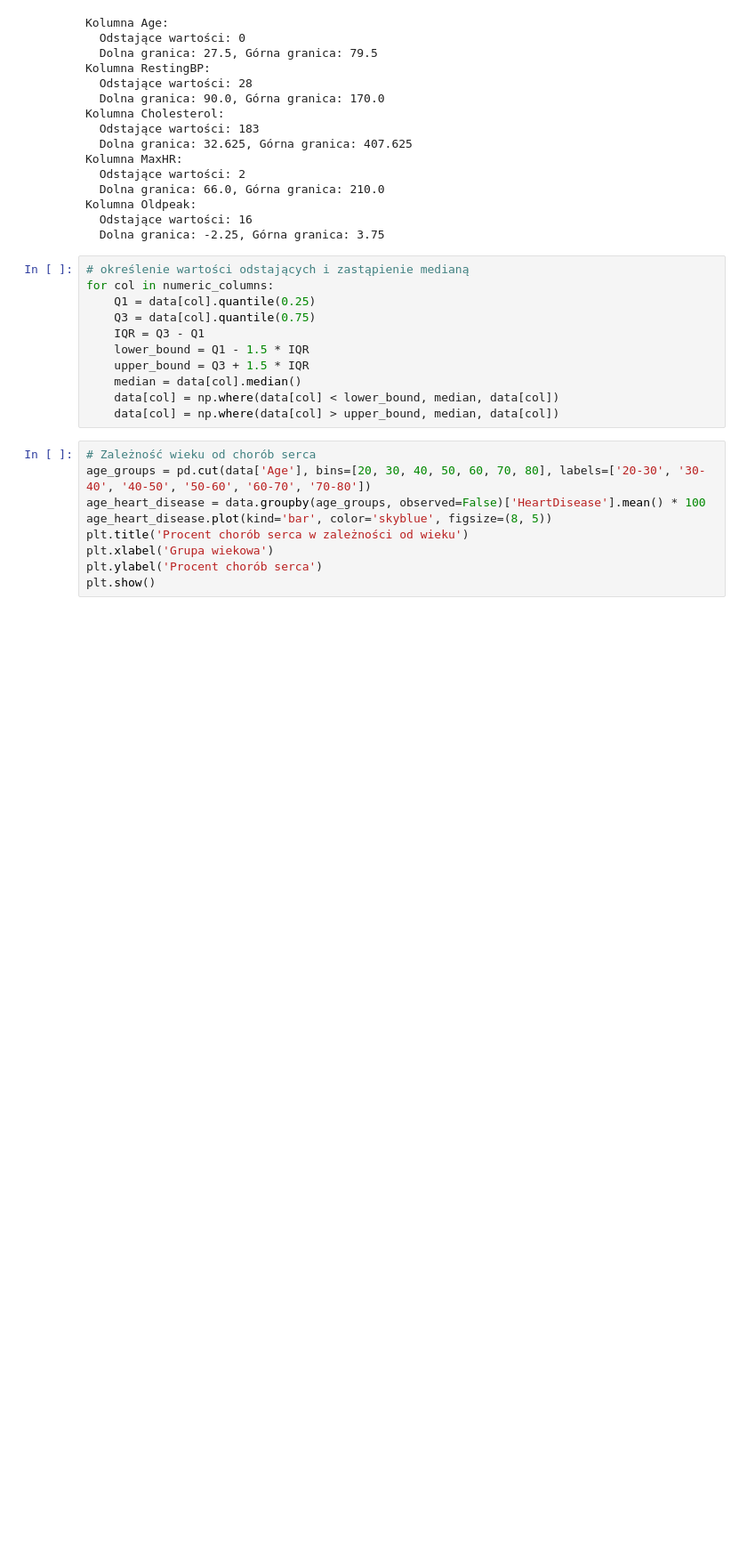
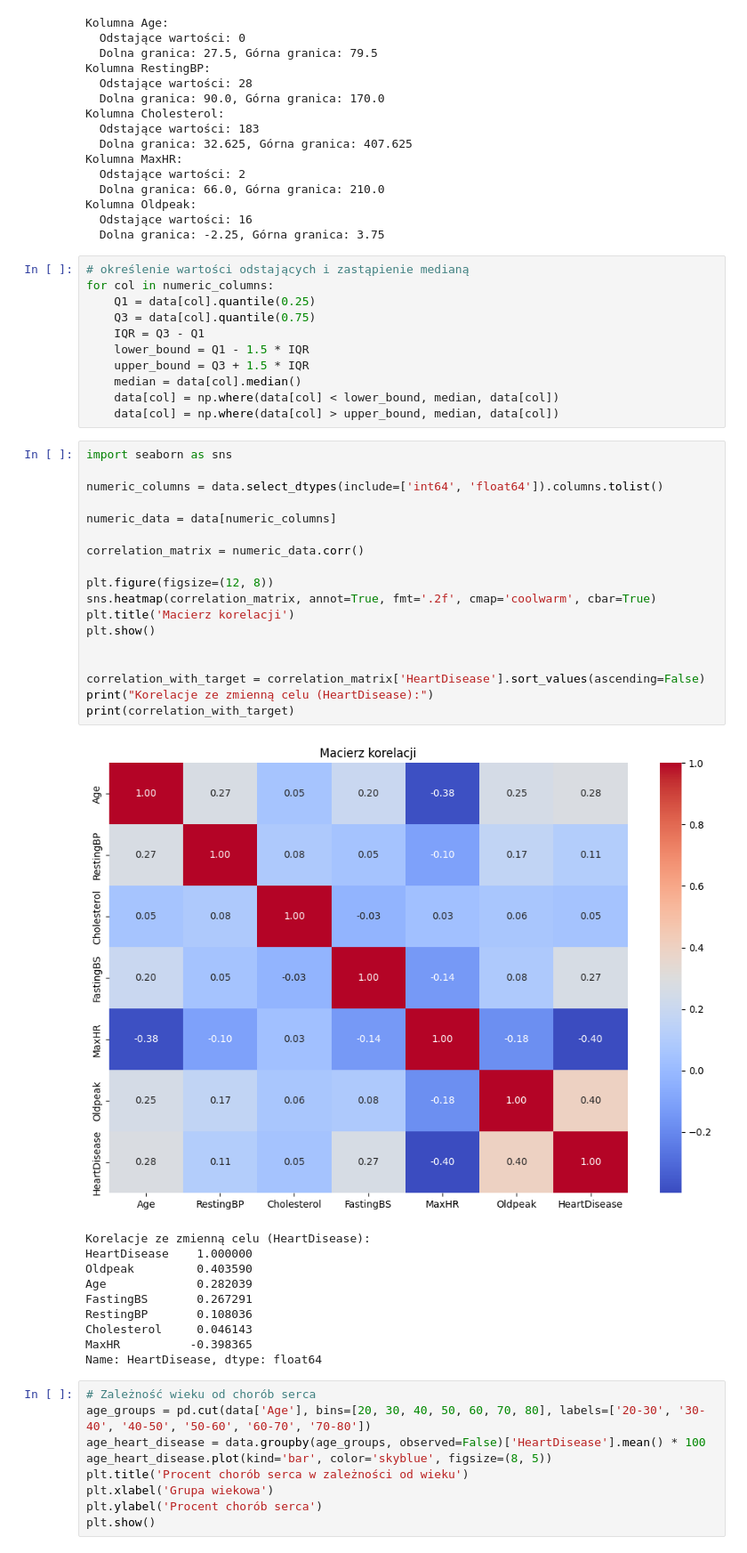
Before and after one commit to piotr-stec/snn-heart-failure, a Jupyter notebook: heart-attack.ipynb, the cells around one changed output. Shown: that part at 89% size. Saved outputs shown, nothing was run; the diff lists cells and outputs as text; blank space fills up the shorter version.

Commit message:
macierz korelacji

```diff
--- a/heart-attack.ipynb
+++ b/heart-attack.ipynb
@@ -101,6 +101,35 @@ for col in numeric_columns:
     median = data[col].median()
     data[col] = np.where(data[col] < lower_bound, median, data[col])
     data[col] = np.where(data[col] > upper_bound, median, data[col])
+# %%
+import seaborn as sns
+
+numeric_columns = data.select_dtypes(include=['int64', 'float64']).columns.tolist()
+
+numeric_data = data[numeric_columns]
+
+correlation_matrix = numeric_data.corr()
+
+plt.figure(figsize=(12, 8))
+sns.heatmap(correlation_matrix, annot=True, fmt='.2f', cmap='coolwarm', cbar=True)
+plt.title('Macierz korelacji')
+plt.show()
+
+
+correlation_with_target = correlation_matrix['HeartDisease'].sort_values(ascending=False)
+print("Korelacje ze zmienną celu (HeartDisease):")
+print(correlation_with_target)
+# %% [output]
+[figure, added]
+Korelacje ze zmienną celu (HeartDisease):
+HeartDisease    1.000000
+Oldpeak         0.403590
+Age             0.282039
+FastingBS       0.267291
+RestingBP       0.108036
+Cholesterol     0.046143
+MaxHR          -0.398365
+Name: HeartDisease, dtype: float64
 # %%
 # Zależność wieku od chorób serca
 age_groups = pd.cut(data['Age'], bins=[20, 30, 40, 50, 60, 70, 80], labels=['20-30', '30-40', '40-50', '50-60', '60-70', '70-80'])
```
Also changed, not shown: parts of 5 cells of this notebook.
